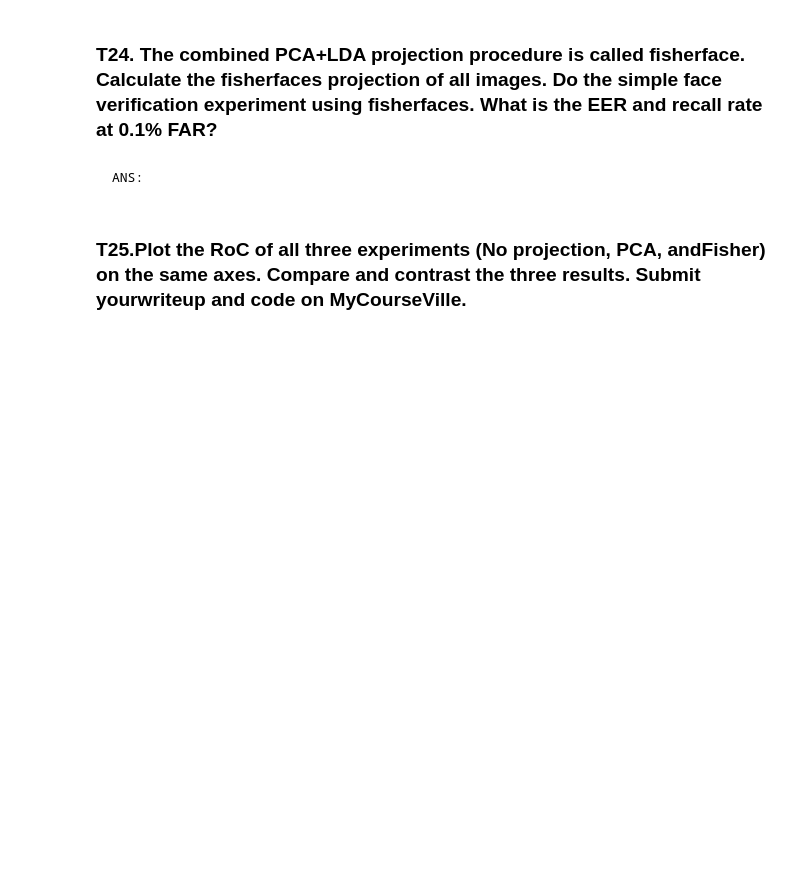
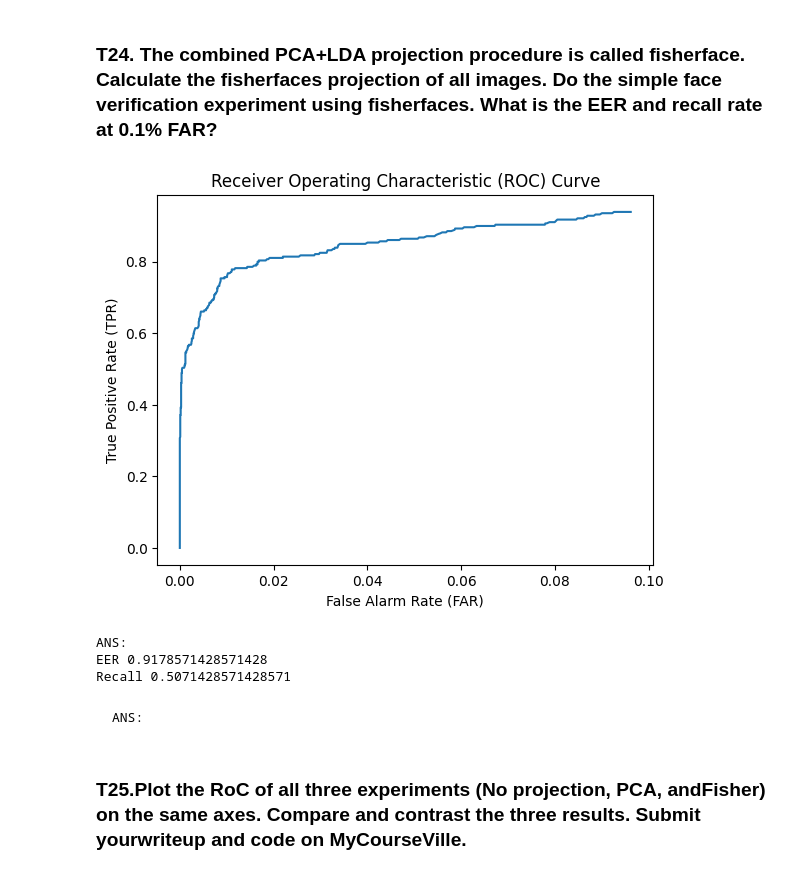
Before and after one commit to Nacnano/my-chula-courses, a Jupyter notebook: 2110573-patt-recog/HW3/HW3_Fisherfaces(student).ipynb, the cells around one changed output. Drawn from its saved outputs; the diff is of its cells as text; code cells hidden in the pictures; blank space fills up the shorter version.

```diff
--- a/2110573-patt-recog/HW3/HW3_Fisherfaces(student).ipynb
+++ b/2110573-patt-recog/HW3/HW3_Fisherfaces(student).ipynb
@@ -428,7 +428,7 @@ def calculate_roc(input_mat):
 tpr_list, fpr_list, fnr_list, tnr_list=np.array([]),np.array([]),np.array([]),np.array([])
 
 
-def plot_roc(input_mat):
+def plot_roc(input_mat, label=None, show=None):
     """
     TODO: Plot RoC Curve from a given matrix.
     """
@@ -437,11 +437,16 @@ def plot_roc(input_mat):
 
     tpr_list, fpr_list, fnr_list, tnr_list = calculate_roc(input_mat)
 
+    if label:
+        plt.plot(fpr_list, tpr_list, label=label)
+    else:
+        plt.plot(fpr_list, tpr_list)
     plt.plot(fpr_list, tpr_list)
     plt.xlabel('False Alarm Rate (FAR)')
     plt.ylabel('True Positive Rate (TPR)')
     plt.title('Receiver Operating Characteristic (ROC) Curve')
-    plt.show()
+    if show == None:
+        plt.show()
 
     return fnr_list
 # %%
@@ -800,6 +866,18 @@ n_dim = ...
 ### T24. The combined PCA+LDA projection procedure is called fisherface. Calculate the fisherfaces projection of all images. Do the simple face verification experiment using fisherfaces. What is the EER and recall rate at 0.1% FAR?
 # %%
 # INSERT CODE HERE
+reduced_similarity_matrix = generate_similarity_matrix(T_LDA, D_LDA)
+eer = plot_roc(reduced_similarity_matrix)
+# %% [output]
+[figure, added]
+# %%
+print("ANS:")
+print("EER",tpr_list[np.argmin(np.abs(fpr_list - fnr_list))])
+print("Recall",tpr_list[np.argmin(np.abs(fpr_list - 0.001))])
+# %% [output]
+ANS:
+EER 0.9178571428571428
+Recall 0.5071428571428571
 # %% [markdown]
     ANS:
 # %% [markdown]
```
Also changed, not shown: parts of 11 cells of this notebook.
